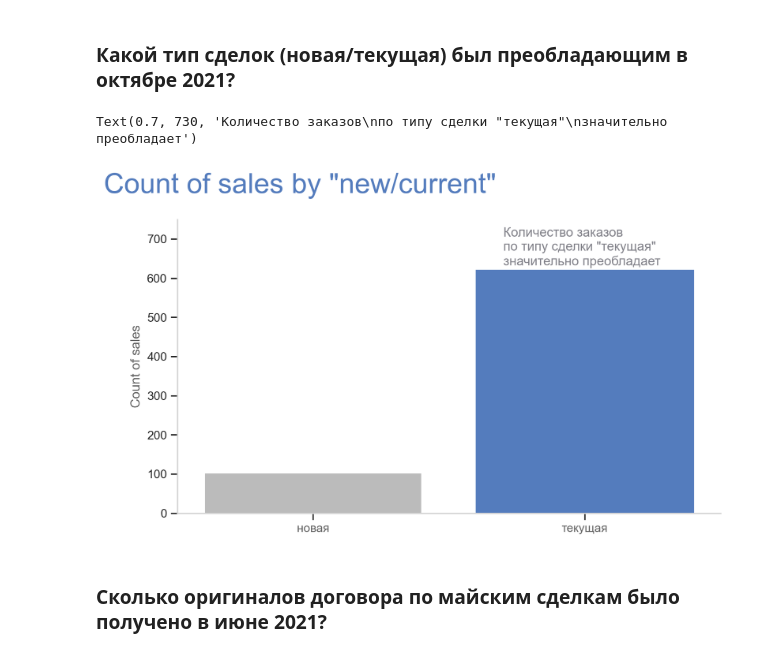
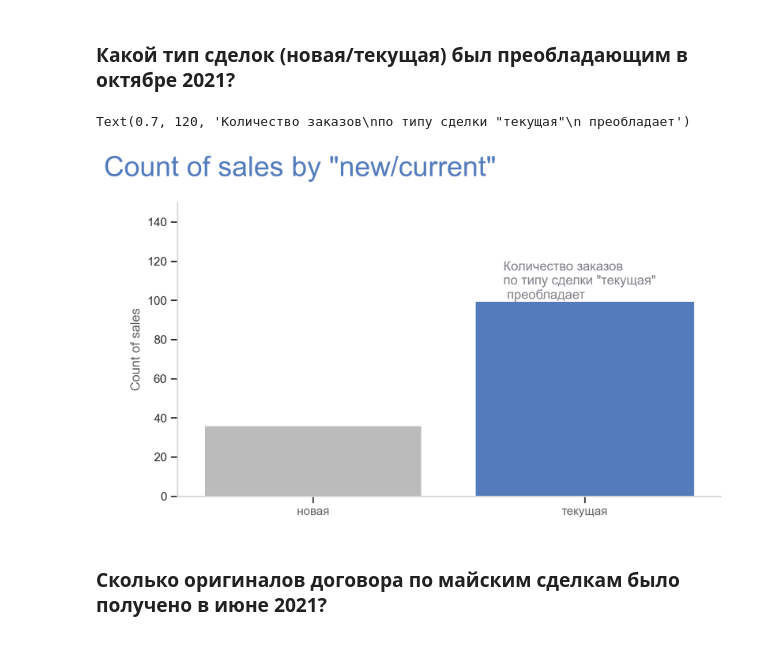
Before and after one commit to vuichka/test-topface, a Jupyter notebook: testovoe.ipynb, the cells around one changed output. Drawn from its saved outputs; the diff is of its cells as text; code cells hidden in the pictures.

```diff
--- a/testovoe.ipynb
+++ b/testovoe.ipynb
@@ -368,30 +368,30 @@ plt.ticklabel_format(style='plain', axis='x')
 # %%
 fig = plt.figure(figsize=(9, 5))
 
-ax = sns.barplot(data=df.groupby('new/current',
+ax = sns.barplot(data=df.query('dt == "2021-10-01"').groupby('new/current',
                                  as_index=False).agg({'sum': 'count'}),
                  x='new/current',
                  y='sum',
                  color="#BBBBBB")
 
 ax.patches[1].set_color('#547CBD')
 
 plt.suptitle('Count of sales by "new/current"', fontsize=26,\
              x=0.3 ,va='top', color='#547CBD', y=1)
 
 sns.despine()
 ax.spines['left'].set_color('lightgray')
 ax.spines['bottom'].set_color('lightgray')
 plt.xticks(color='#616161')
 plt.xlabel('')
 plt.ylabel('Count of sales', color='#616161')
-plt.ylim(0, 750)
+plt.ylim(0, 150)
 
-ax.text(0.7, 730, 'Количество заказов\nпо типу сделки "текущая"\nзначительно преобладает',\
+ax.text(0.7, 120, 'Количество заказов\nпо типу сделки "текущая"\n преобладает',\
         ha='left', va='top', fontsize=12, color='#808088', clip_on=True)
 # %% [output]
-Text(0.7, 730, 'Количество заказов\nпо типу сделки "текущая"\nзначительно преобладает')
+Text(0.7, 120, 'Количество заказов\nпо типу сделки "текущая"\n преобладает')
-[figure, old version]
+[figure, new version]
 # %% [markdown]
 ### Сколько оригиналов договора по майским сделкам было получено в июне 2021?
 # %%
```
Also changed, not shown: parts of 1 cell of this notebook.
